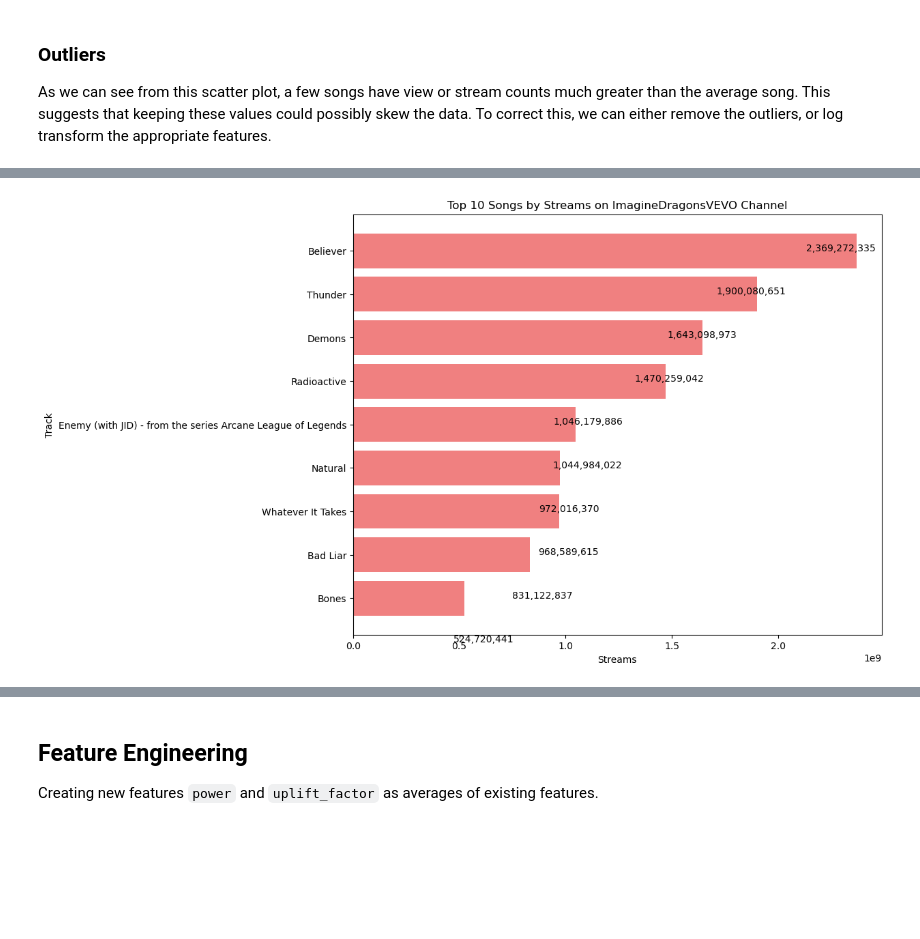
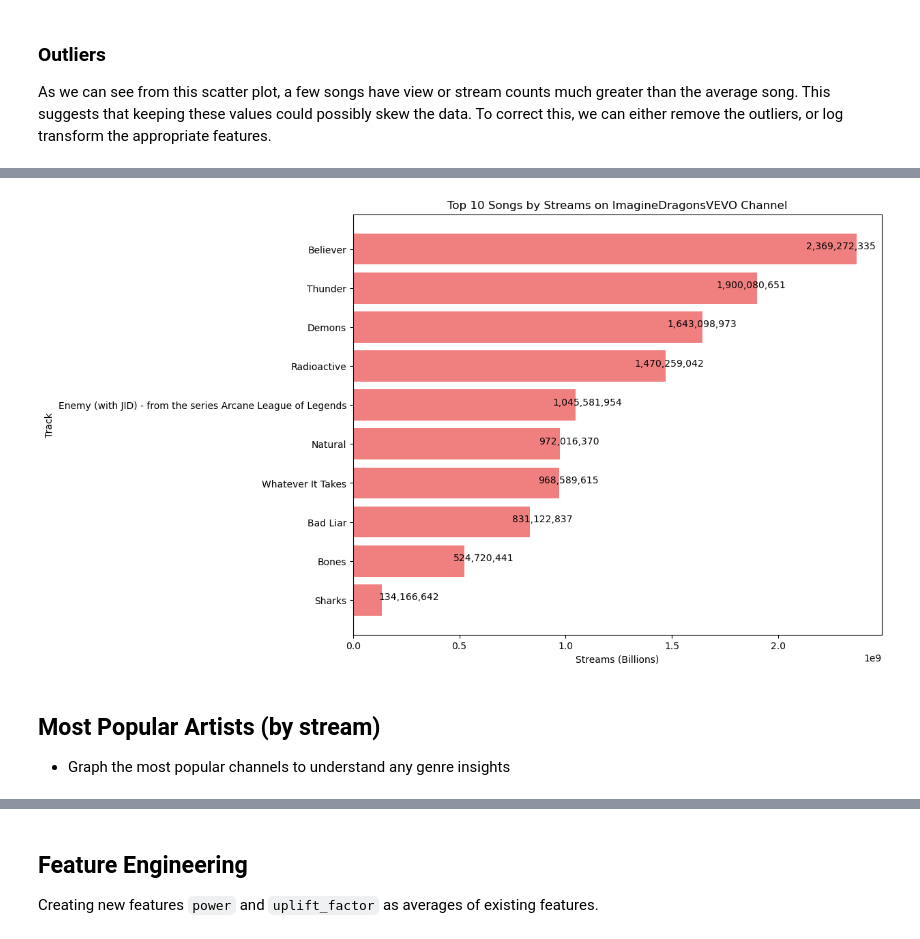
Before and after one commit to dparcon/Project_4_Group_2, a Jupyter notebook: spotify_youtube_song_analysis.ipynb, the cells around one changed output, grey strips where cells are left out. Drawn from its saved outputs; the diff is of its cells as text; code cells hidden in the pictures; blank space fills up the shorter version.

```diff
--- a/spotify_youtube_song_analysis.ipynb
+++ b/spotify_youtube_song_analysis.ipynb
@@ -254,13 +364,13 @@ As we can see from this scatter plot, a few songs have view or stream counts muc
 # %%
-# Assuming 'spotify_youtube_df' is your DataFrame containing 'channel' and 'streams' columns
+# Assuming 'aggregated_df' is your DataFrame containing 'channel' and 'streams' columns
 # First, group by channel and sum their total streams
-channel_streams = spotify_youtube_df.groupby('channel')['stream'].sum().reset_index()
+channel_streams = aggregated_df.groupby('channel')['stream'].sum().reset_index()
 
 # Sort the channels by the total streams in descending order and select the top 10
 top_10_channels = channel_streams.sort_values(by='stream', ascending=False).head(10)
 
 # Calculate the percentage of total streams for each of the top 10 channels
-total_streams = spotify_youtube_df['stream'].sum()
+total_streams = aggregated_df['stream'].sum()
 top_10_channels['percent_of_total'] = (top_10_channels['stream'] / total_streams) * 100
 
 # Plot the bar chart
@@ -284,30 +395,34 @@ plt.show()
 # %%
-# Assuming 'spotify_youtube_df' is your DataFrame containing 'channel', 'track', and 'stream' columns
+# Assuming 'aggregated_df' is your DataFrame containing 'channel', 'track', and 'stream' columns
 
 # Step 1: Find the most popular channel (by total streams)
-channel_streams = spotify_youtube_df.groupby('channel')['stream'].sum().reset_index()
+channel_streams = aggregated_df.groupby('channel')['stream'].sum().reset_index()
 popular_channel = channel_streams.sort_values(by='stream', ascending=False).iloc[5]['channel']
 
 # Step 2: Filter songs from the most popular channel
-songs_in_popular_channel = spotify_youtube_df[spotify_youtube_df['channel'] == popular_channel]
+songs_in_popular_channel = aggregated_df[aggregated_df['channel'] == popular_channel]
 
 # Step 3: Sort songs by streams and select top 10
 top_10_songs = songs_in_popular_channel[['track', 'stream']].drop_duplicates().sort_values(by='stream', ascending=False).head(10)
 
 # Step 4: Plot the bar chart
 plt.figure(figsize=(10, 8))
 plt.barh(top_10_songs['track'], top_10_songs['stream'], color='lightcoral')
-plt.xlabel('Streams')
+plt.xlabel('Streams (Billions)')  # Label showing units in billions
+plt.ylabel('YouTube Views (Billions)')  # Label showing units in billions
 plt.ylabel('Track')
 plt.title(f'Top 10 Songs by Streams on {popular_channel} Channel')
 plt.gca().invert_yaxis()  # Invert y-axis so that the highest value is at the top
 
 # Add stream labels to each bar
 for index, value in enumerate(top_10_songs['stream']):
     plt.text(value + -.1 * value, index, f"{value:,.0f}")#, va='center')
 
 #plt.tight_layout()
 plt.show()
 # %% [output]
-[figure, old version]
+[figure, new version]
+# %% [markdown]
+## Most Popular Artists (by stream)
+- Graph the most popular channels to understand any genre insights
 # %%
```
Also changed, not shown: parts of 15 cells of this notebook.
